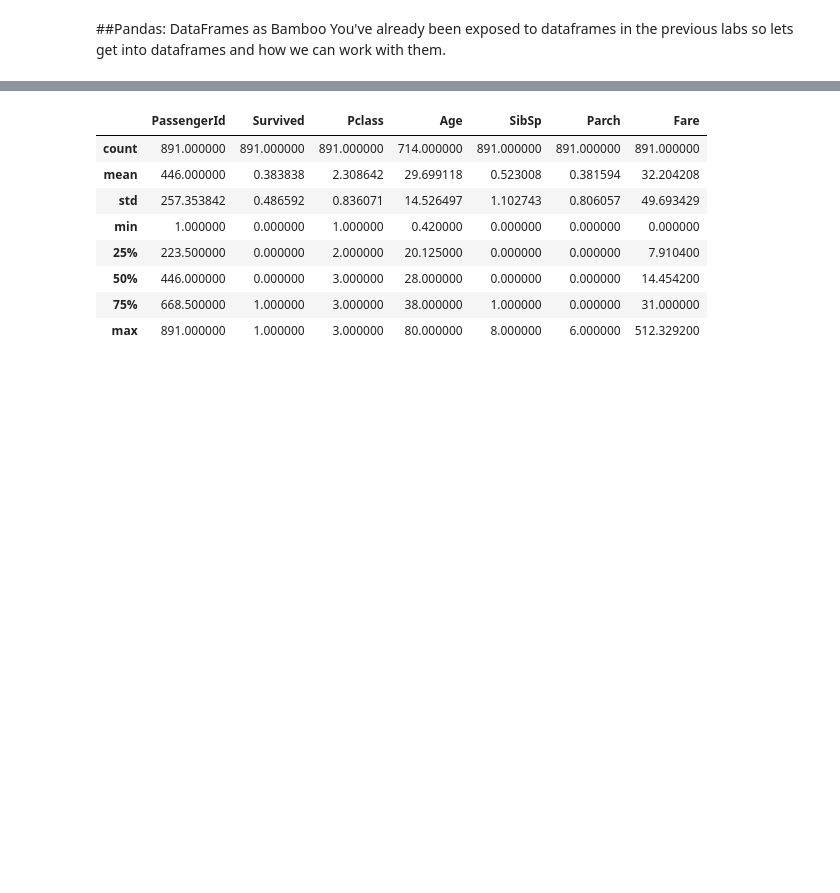
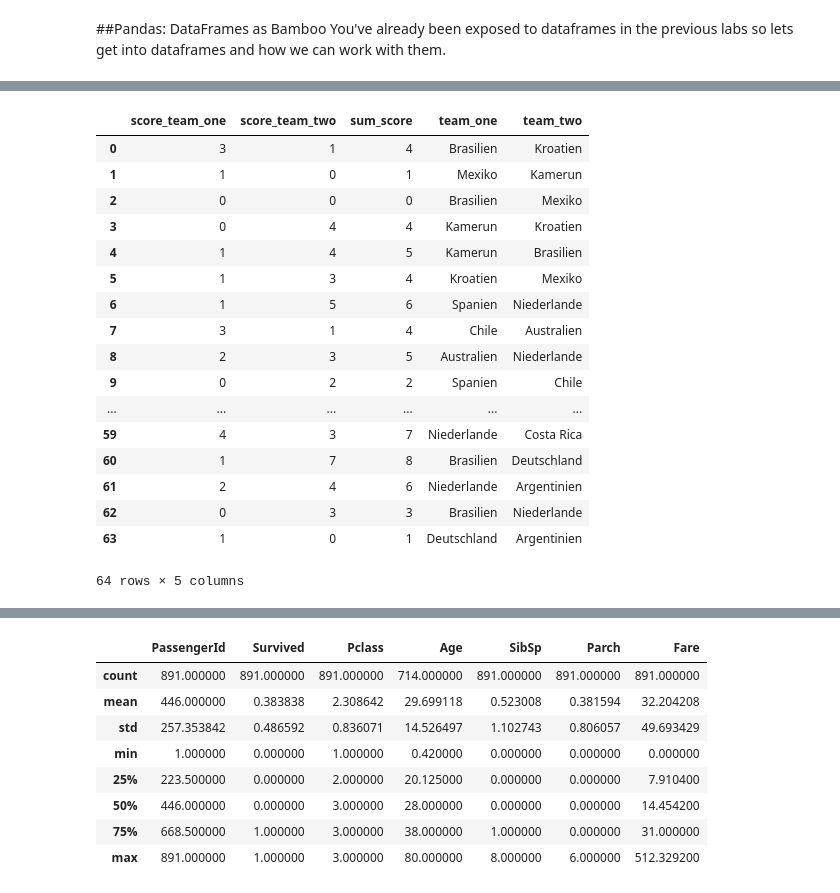
Before and after one commit to vladimirdubal/DAT_SF_16, a Jupyter notebook: labs/lab_03_VCopy2.ipynb, the cells around one changed output, grey strips where cells are left out. Drawn from its saved outputs; the diff is of its cells as text; code cells hidden in the pictures; blank space fills up the shorter version.

```diff
--- a/labs/lab_03.ipynb
+++ b/labs/lab_03_VCopy2.ipynb
@@ -240,3 +262,8 @@ data.head()
 | 2 | 3 | 1 | 3 | Heikkinen, Miss. Laina | female | 26 | 0 | 0 | STON/O2. 3101282 | 7.9250 | ... |
 | 3 | 4 | 1 | 1 | Futrelle, Mrs. Jacques Heath (Lil... | female | 35 | 1 | 0 | 113803 | 53.1000 | ... |
 | 4 | 5 | 0 | 3 | Allen, Mr. William Henry | male | 35 | 0 | 0 | 373450 | 8.0500 | ... |
+# %%
+import json
+import urllib
+
+results = json.load(urllib.urlopen("https://www.kimonolabs.com/api/22id8wyg?apikey=cc3rkAkHSRsZuF8JbY8W5b5LaR9umDeO"))
@@ -242,0 +290,74 @@ data.head()
+# %%
+soccer_apikey = "cc3rkAkHSRsZuF8JbY8W5b5LaR9umDeO"
+soccer_endpoint = "22id8wyg"
+import json
+import urllib
+import pandas as pd
+
+def getGames(api_key=soccer_apikey,endpoint=soccer_endpoint):
+    """
+    Creates list of all the 2014 Fifa Worldcup soccer games
+    """
+
+    team_1, team_2, score_team_1, score_team_2, game_score_sum  = [], [], [], [], []
+
+    #Creates the link to the API
+    url = "https://www.kimonolabs.com/api/{}?".format(soccer_endpoint) + \
+            "soccer_apikey={}".format(soccer_apikey)
+
+    #print "This is the url " + url
+
+    data = json.load(urllib.urlopen(url))
+
+    #print type(data)
+
+    # Iterate through json object to collect data
+    for n in xrange(data['count']):
+
+        n_team1 = data['results']['collection1'][n]['team1']['text']
+        n_team2 = data['results']['collection1'][n]['team2']['text']
+        n_scoreteam1 = int(data['results']['collection1'][n]['scoreteam1']['text'])
+        n_scoreteam2 = int(data['results']['collection1'][n]['scoreteam2']['text'])
+        n_sum_score = n_scoreteam1 + n_scoreteam2
+
+
+        #n_title = data['results']['collection1'][n]['title']['text']
+        #n_rating = float(data['results']['collection1'][n]['rating'])
+        #n_sales = float(data['results']['collection1'][n]['sales'][1:-1])
+        #n_year = int(data['results']['collection1'][n]['url'][-4:])
+
+        team_1.append(n_team1)
+        team_2.append(n_team2)
+        score_team_1.append(n_scoreteam1)
+        score_team_2.append(n_scoreteam2)
+        game_score_sum.append(n_sum_score)
+
+
+   # data = pd.DataFrame({'movie':movies,'rating':ratings,'sales_in_M':sales,'year':years})
+
+    data = pd.DataFrame({'team_one':team_1, 'team_two':team_2, 'score_team_one':score_team_1,
+                         'score_team_two':score_team_2, 'sum_score':game_score_sum})
+
+    return data
+games = getGames()
+games
+#games.head()
+# %% [output]
+|  | score_team_one | score_team_two | sum_score | team_one | team_two |
+| 0 | 3 | 1 | 4 | Brasilien | Kroatien |
+| 1 | 1 | 0 | 1 | Mexiko | Kamerun |
+| 2 | 0 | 0 | 0 | Brasilien | Mexiko |
+| 3 | 0 | 4 | 4 | Kamerun | Kroatien |
+| 4 | 1 | 4 | 5 | Kamerun | Brasilien |
+| 5 | 1 | 3 | 4 | Kroatien | Mexiko |
+| 6 | 1 | 5 | 6 | Spanien | Niederlande |
+| 7 | 3 | 1 | 4 | Chile | Australien |
+| 8 | 2 | 3 | 5 | Australien | Niederlande |
+| 9 | 0 | 2 | 2 | Spanien | Chile |
+| ... | ... | ... | ... | ... | ... |
+| 59 | 4 | 3 | 7 | Niederlande | Costa Rica |
+| 60 | 1 | 7 | 8 | Brasilien | Deutschland |
+| 61 | 2 | 4 | 6 | Niederlande | Argentinien |
+| 62 | 0 | 3 | 3 | Brasilien | Niederlande |
+| 63 | 1 | 0 | 1 | Deutschland | Argentinien |
+64 rows × 5 columns
```
Also changed, not shown: parts of 45 cells of this notebook, 11 other files.
